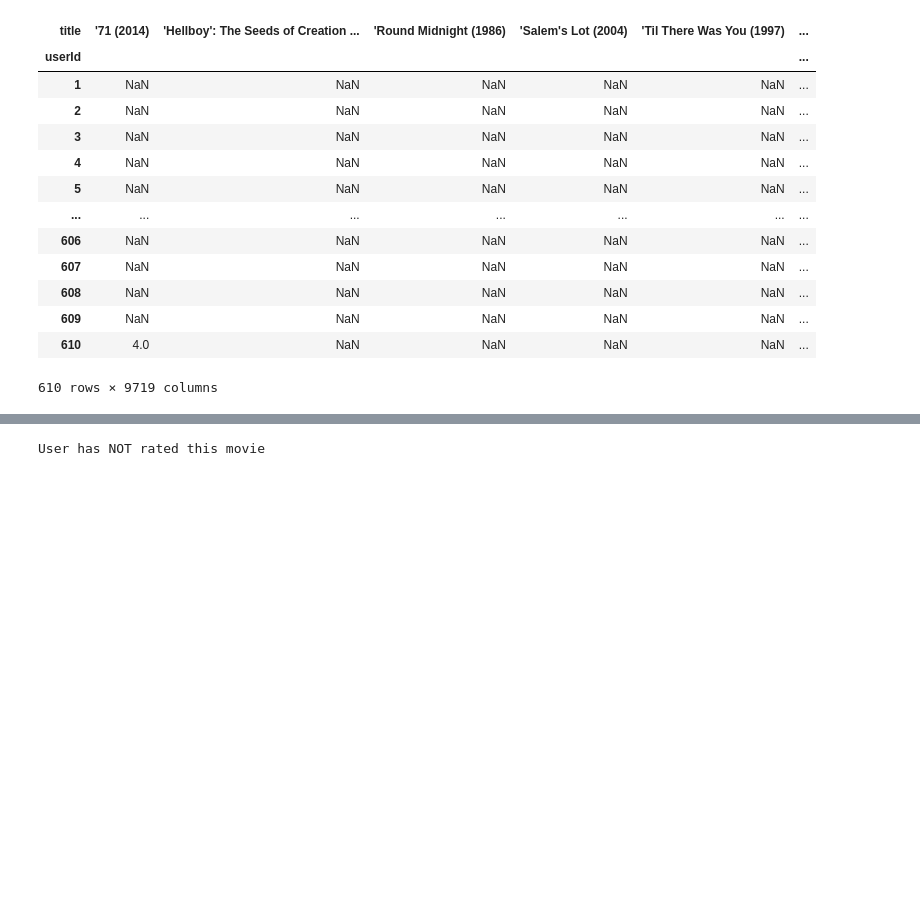
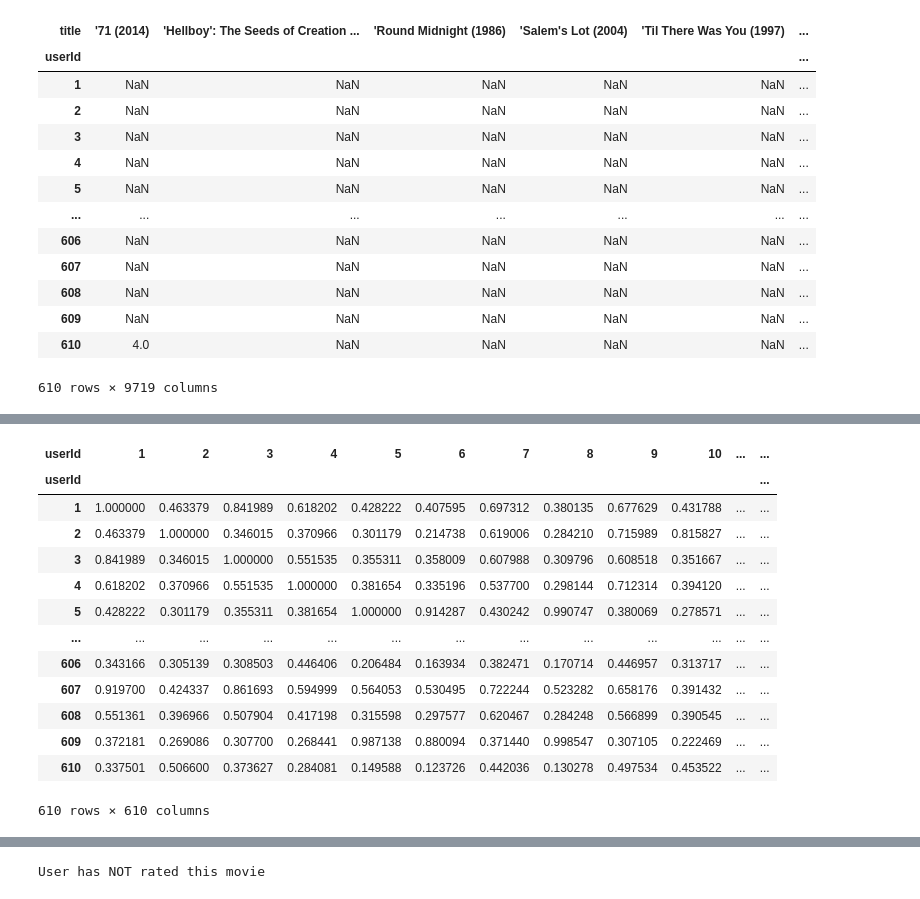
Before and after one commit to Mesterumit/Movie_Recommendations, a Jupyter notebook: Movie_Recommendations.ipynb, the cells around one changed output, grey strips where cells are left out. Saved outputs shown, nothing was run; the diff lists cells and outputs as text; code cells hidden in the pictures; blank space fills up the shorter version.

```diff
--- a/Movie_Recommendations.ipynb
+++ b/Movie_Recommendations.ipynb
@@ -159,0 +212,24 @@ USER-item MATRIX :  (610, 9719)
+# %%
+# NMF model with 50 latent features
+
+nmf_model = NMF(n_components=50, random_state=315)
+
+
+# fit model and transfrom user-item matrix to user features
+user_features_nmf = nmf_model.fit_transform(filled_UI_MATRIX)
+print(user_features_nmf.shape)
+
+# Reconstruct ratings matrix by multiplying user and item features
+
+prediction_rating_nmf = np.dot(user_features_nmf,nmf_model.components_ )
+print(nmf_model.components_.shape)
+
+# convertion into dataframe
+
+predicted_ratings_nmf = pd.DataFrame(
+    prediction_rating_nmf,
+    index= UI_Matrix_df.index,
+    columns=  UI_Matrix_df.columns
+)
+
+predicted_ratings_nmf
@@ -232 +326,29 @@ Pearson_user_similarity
 610 rows × 610 columns
+# %%
+
+# Cosine Similarities
+
+user_similarity_nmf = cosine_similarity(predicted_ratings_nmf)
+
+# Convert to DataFrame with anime IDs as row and column labels
+user_similarity_df = pd.DataFrame(
+    user_similarity_nmf  ,
+    index=UI_Matrix_df.index,
+    columns=UI_Matrix_df.index
+)
+user_similarity_df
+# %% [output]
+| userId | 1 | 2 | 3 | 4 | 5 | 6 | 7 | 8 | 9 | 10 | ... | ... |
+| userId |  |  |  |  |  |  |  |  |  |  |  | ... |
+| 1 | 1.000000 | 0.463379 | 0.841989 | 0.618202 | 0.428222 | 0.407595 | 0.697312 | 0.380135 | 0.677629 | 0.431788 | ... | ... |
+| 2 | 0.463379 | 1.000000 | 0.346015 | 0.370966 | 0.301179 | 0.214738 | 0.619006 | 0.284210 | 0.715989 | 0.815827 | ... | ... |
+| 3 | 0.841989 | 0.346015 | 1.000000 | 0.551535 | 0.355311 | 0.358009 | 0.607988 | 0.309796 | 0.608518 | 0.351667 | ... | ... |
+| 4 | 0.618202 | 0.370966 | 0.551535 | 1.000000 | 0.381654 | 0.335196 | 0.537700 | 0.298144 | 0.712314 | 0.394120 | ... | ... |
+| 5 | 0.428222 | 0.301179 | 0.355311 | 0.381654 | 1.000000 | 0.914287 | 0.430242 | 0.990747 | 0.380069 | 0.278571 | ... | ... |
+| ... | ... | ... | ... | ... | ... | ... | ... | ... | ... | ... | ... | ... |
+| 606 | 0.343166 | 0.305139 | 0.308503 | 0.446406 | 0.206484 | 0.163934 | 0.382471 | 0.170714 | 0.446957 | 0.313717 | ... | ... |
+| 607 | 0.919700 | 0.424337 | 0.861693 | 0.594999 | 0.564053 | 0.530495 | 0.722244 | 0.523282 | 0.658176 | 0.391432 | ... | ... |
+| 608 | 0.551361 | 0.396966 | 0.507904 | 0.417198 | 0.315598 | 0.297577 | 0.620467 | 0.284248 | 0.566899 | 0.390545 | ... | ... |
+| 609 | 0.372181 | 0.269086 | 0.307700 | 0.268441 | 0.987138 | 0.880094 | 0.371440 | 0.998547 | 0.307105 | 0.222469 | ... | ... |
+| 610 | 0.337501 | 0.506600 | 0.373627 | 0.284081 | 0.149588 | 0.123726 | 0.442036 | 0.130278 | 0.497534 | 0.453522 | ... | ... |
+610 rows × 610 columns
```
Also changed, not shown: parts of 14 cells of this notebook.
